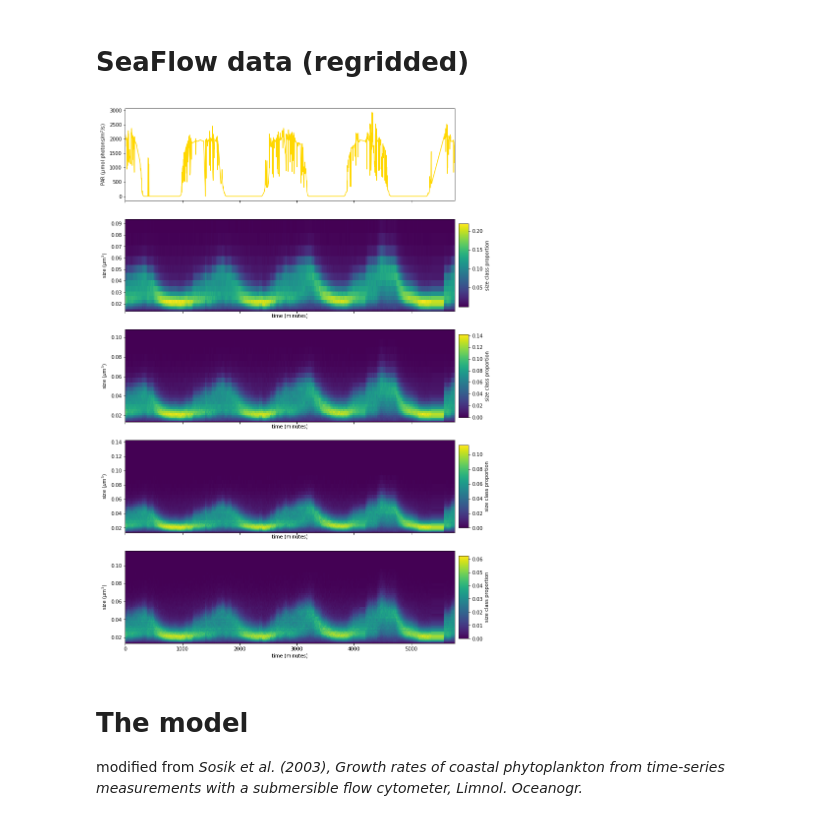
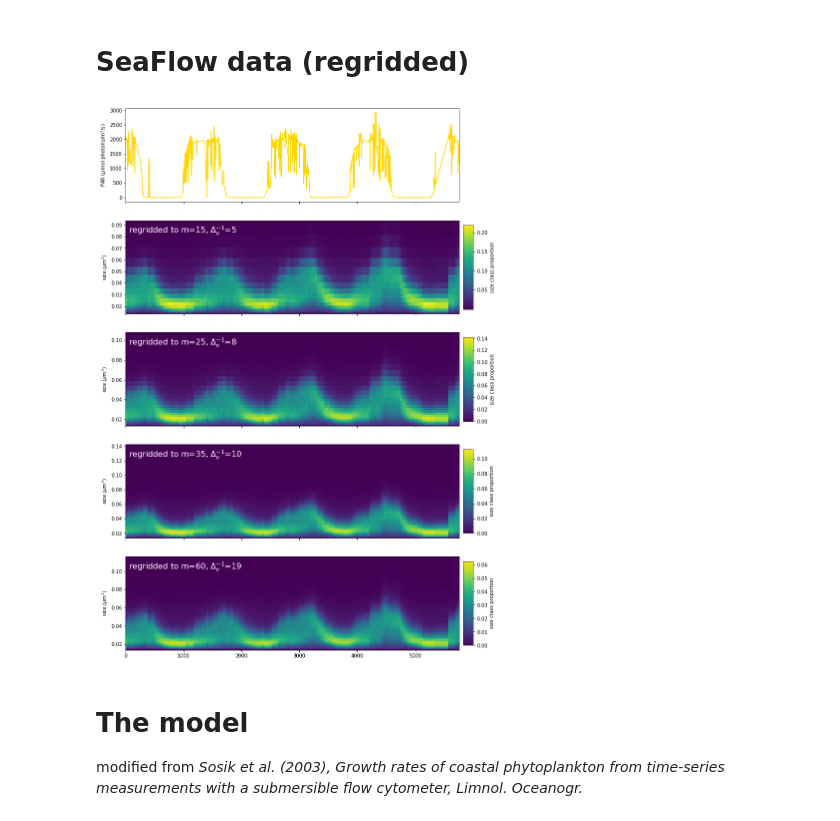
Before and after one commit to fribalet/Bayesian-matrixmodel, a Jupyter notebook: resolutionexperiments_sigmoidaldelta.ipynb, the cells around one changed output. Drawn from its saved outputs; the diff is of its cells as text; code cells hidden in the pictures.

Commit message:
improved plots in resolution experiments

```diff
--- a/resolutionexperiments_sigmoidaldelta.ipynb
+++ b/resolutionexperiments_sigmoidaldelta.ipynb
@@ -22,29 +22,31 @@ for k in datafiles:
 # %%
 import matplotlib.pyplot as plt
 import matplotlib as mpl
 from mpl_toolkits.axes_grid1.inset_locator import inset_axes
 
 def add_colorbar(ax, **cbarargs):
     axins_cbar = inset_axes(ax, width='3%', height='90%', loc=5, bbox_to_anchor=(0.05,0.0,1,1), bbox_transform=ax.transAxes)
     mpl.colorbar.ColorbarBase(axins_cbar, orientation='vertical', **cbarargs)
 
 nrows = 1+len(datafiles)
 fig,axs = plt.subplots(nrows=nrows, sharex=True, figsize=(12,4*nrows))
 
 ax = axs[0]
 ax.plot(data_seaflow[5]['time'], data_seaflow[5]['PAR'], color='gold')
 ax.set(ylabel='PAR ($\mu$mol photons/m$^{2}$/s)')
 
 for ax,k in zip(axs[1:], data_seaflow):
     v_min = data_seaflow[k]['v_min']
     delta_v = 1.0/data_seaflow[k]['delta_v_inv']
     v = v_min * 2**(np.arange(data_seaflow[k]['m'])*delta_v)
     pc = ax.pcolormesh(data_seaflow[k]['time'],v,data_seaflow[k]['w_obs'])
-    ax.set(ylabel='size ($\mu$m$^3$)', xlabel='time (minutes)')
+    ax.set(ylabel='size ($\mu$m$^3$)')
+    ax.text(0.01, 0.95, 'regridded to m={data[m]}, $\Delta_v^{{-1}}$={data[delta_v_inv]}'.format(data=data_seaflow[k]), color='white', size=16, transform=ax.transAxes, ha='left', va='top')
     add_colorbar(ax, norm=pc.norm, cmap=pc.cmap, label='size class proportion')
+axs[-1].set_xlabel=('time (minutes)')
 None
 # %% [output]
-[figure, old version]
+[figure, new version]
 # %% [markdown]
 # The model
 
```
Also changed, not shown: parts of 4 cells of this notebook.
